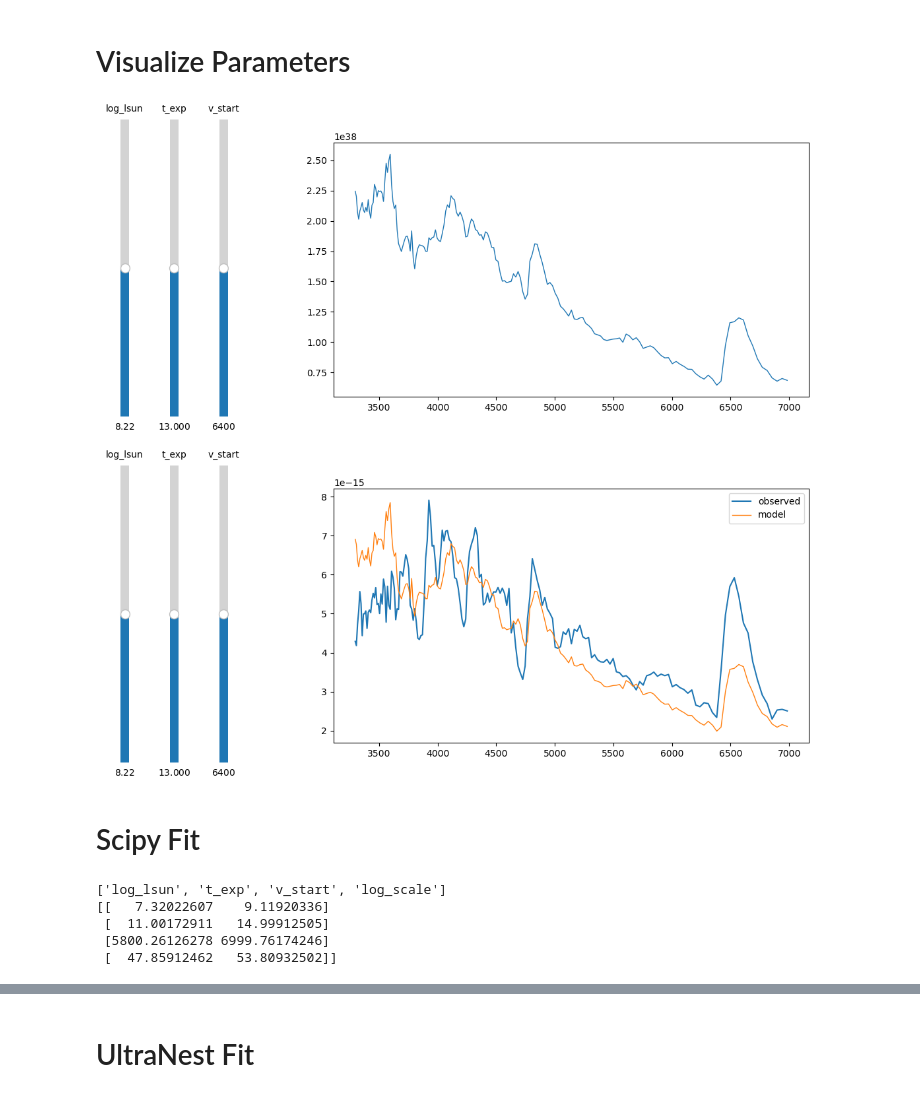
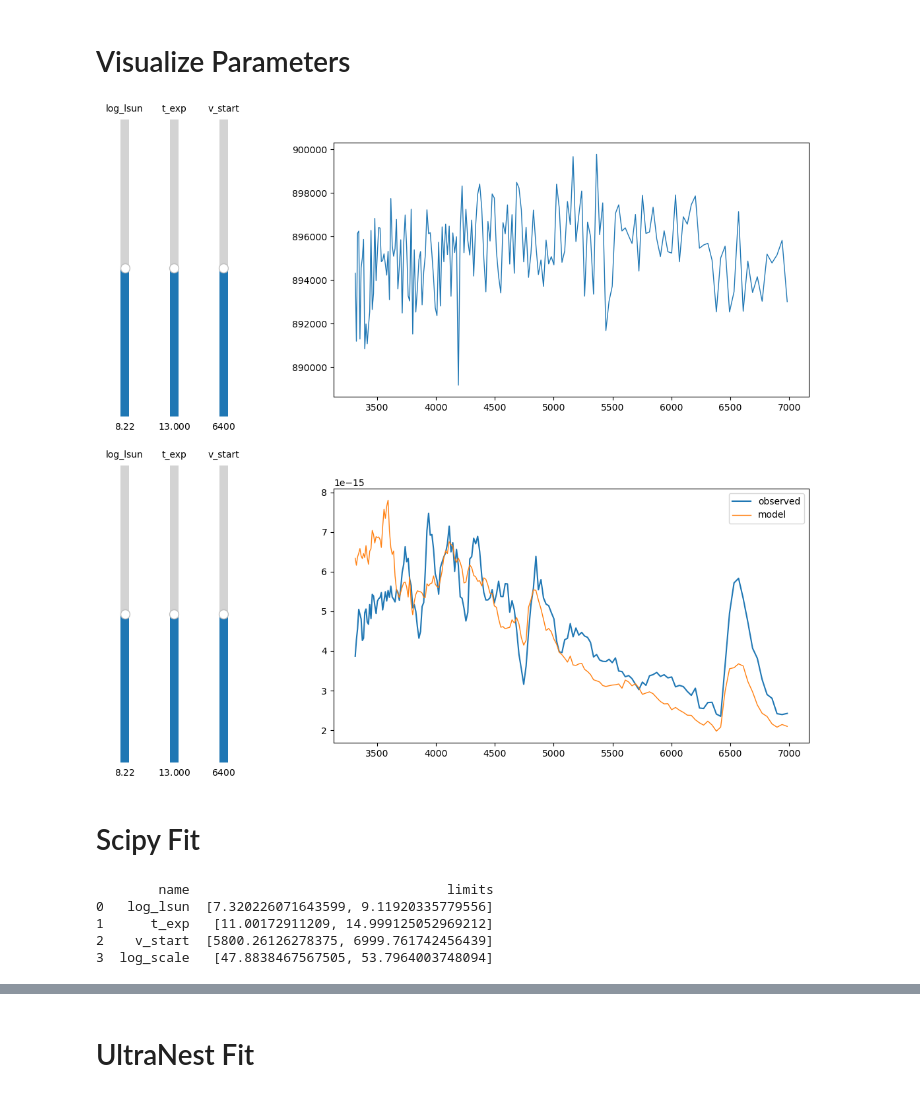
Before and after one commit to MichaelLukaszyk/iip-emulator, a Jupyter notebook: interpolator/interp.ipynb, the cells around one changed output, grey strips where cells are left out. Drawn from its saved outputs; the diff is of its cells as text; code cells hidden in the pictures.

```diff
--- a/interpolator/interp.ipynb
+++ b/interpolator/interp.ipynb
@@ -24,7 +24,38 @@ def show_active():
     display(fig)
     plt.close(fig)
 
-X, y, wav = util.read_grid_runs(params_path, folder_path, param_names)
+# Get observed data
+from scipy.interpolate import interp1d
+obs_df = pd.read_csv('calibrated_spectra/2020jfo-2020-05-19.csv')
+wav_obs = obs_df['wavelength']
+y_obs = obs_df['flux']
+y_obs_err = obs_df['fluxerr']
+
+# Mask to fitting range
+mask = wav_obs < fit_max_wav
+wav_obs = wav_obs[mask]
+y_obs = y_obs[mask]
+y_obs_err = y_obs_err[mask]
+
+# Get model data
+X, y, wav_mod = util.read_grid_runs(params_path, folder_path, param_names)
+
+# Remove the out of range model data
+mask = (wav_mod >= wav_obs.min()) & (wav_mod <= wav_obs.max())
+wav_mod = wav_mod[mask]
+y = y[:, mask]
+
+# Interpolate onto more coarse sampling
+wav = None
+dx_obs = abs(wav_obs[1] - wav_obs[0])
+dx_mod = abs(wav_mod[1] - wav_mod[0])
+if dx_obs > dx_mod:
+    wav = wav_obs
+    for i, y_mod in enumerate(y):
+        y[i] = interp1d(wav_mod, y_mod, bounds_error=False)(wav)
+else:
+    wav = wav_mod
+    y_obs = interp1d(wav_obs, y_obs, bounds_error=False)(wav)
 
 # Split data
 from sklearn.model_selection import train_test_split
@@ -128,41 +158,41 @@ active_vals = np.mean(limits, axis=1)
 
 def recalc_y():
     y_mod = interp(active_vals)[0]
-    #X_mod = pd.DataFrame([active_vals], columns=param_names)
-    #y_mod = model.predict(X_mod)[0]
-    return y_mod[fit_mask]
+    # X_mod = pd.DataFrame([active_vals], columns=param_names)
+    # y_mod = model.predict(X_mod)[0]
+    return y_mod
 
 fig, ax = plt.subplots(figsize=(12, 5))
 fig.subplots_adjust(left=0.3)
-line, = ax.plot(wav[fit_mask], recalc_y(), lw=1)
+line, = ax.plot(wav, recalc_y(), lw=1)
 fig.canvas.toolbar_position = 'bottom'
 sliders = []
 
 for index, name in enumerate(param_names):
     ax_slider = fig.add_axes([0.025 + 0.25 * index / 4, 0.05, 0.0225, 0.9])
     slider = Slider(
         ax=ax_slider,
         label=param_names[index],
         valmin=limits[index][0],
         valmax=limits[index][1],
         valinit=active_vals[index],
         orientation='vertical'
     )
 
     def make_update(index):
         def update(val):
             active_vals[index] = val
             line.set_ydata(recalc_y())
             ax.relim()
             ax.autoscale_view()
             fig.canvas.draw_idle()
         return update
     slider.on_changed(make_update(index))
     sliders.append(slider)
 
 plt.show()
 # %% [output]
-[figure, old version]
+[figure, new version]
 # %%
 from matplotlib.widgets import Slider
 
@@ -170,12 +200,12 @@ active_vals = np.mean(limits, axis=1)
 
 def recalc_y():
     y_mod = interp(active_vals)[0]
-    return y_mod[fit_mask]*np.nanmean(y_obs[fit_mask])/np.nanmean(y_mod[fit_mask])
+    return y_mod*np.nanmean(y_obs)/np.nanmean(y_mod)
 
 fig, ax = plt.subplots(figsize=(12, 5))
 fig.subplots_adjust(left=0.3)
-ax.plot(wav[fit_mask], y_obs[fit_mask], label='observed')
-line, = ax.plot(wav[fit_mask], recalc_y(), lw=1, label='model')
+ax.plot(wav, y_obs, label='observed')
+line, = ax.plot(wav, recalc_y(), lw=1, label='model')
 fig.canvas.toolbar_position = 'bottom'
 sliders = []
 
@@ -204,24 +234,23 @@ for index, name in enumerate(param_names):
 ax.legend()
 plt.show()
 # %% [output]
-[figure, old version]
+[figure, new version]
 # %% [markdown]
 # Scipy Fit
 # %%
 # Add scale as sampling parameter
-max_scale = np.log10(np.max(y[:, fit_mask]) / np.min(y_obs[fit_mask]))
-min_scale = np.log10(np.min(y[:, fit_mask]) / np.max(y_obs[fit_mask]))
+max_scale = np.log10(np.max(y) / np.min(y_obs))
+min_scale = np.log10(np.min(y) / np.max(y_obs))
 
 sampler_names = param_names.copy() + ['log_scale']
 sampler_limits = np.array(limits.copy() + [(min_scale, max_scale)])
 ndim = len(sampler_names)
 
-print(sampler_names)
-print(sampler_limits)
+print(pd.DataFrame({'name': sampler_names, 'limits': list(sampler_limits)}))
 # %% [output]
-['log_lsun', 't_exp', 'v_start', 'log_scale']
-[[   7.32022607    9.11920336]
- [  11.00172911   14.99912505]
- [5800.26126278 6999.76174246]
- [  47.85912462   53.80932502]]
+        name                                 limits
+0   log_lsun  [7.320226071643599, 9.11920335779556]
+1      t_exp   [11.00172911209, 14.999125052969212]
+2    v_start  [5800.26126278375, 6999.761742456439]
+3  log_scale   [47.8838467567505, 53.7964003748094]
 # %%
```
Also changed, not shown: parts of 11 cells of this notebook, 3 other files.
